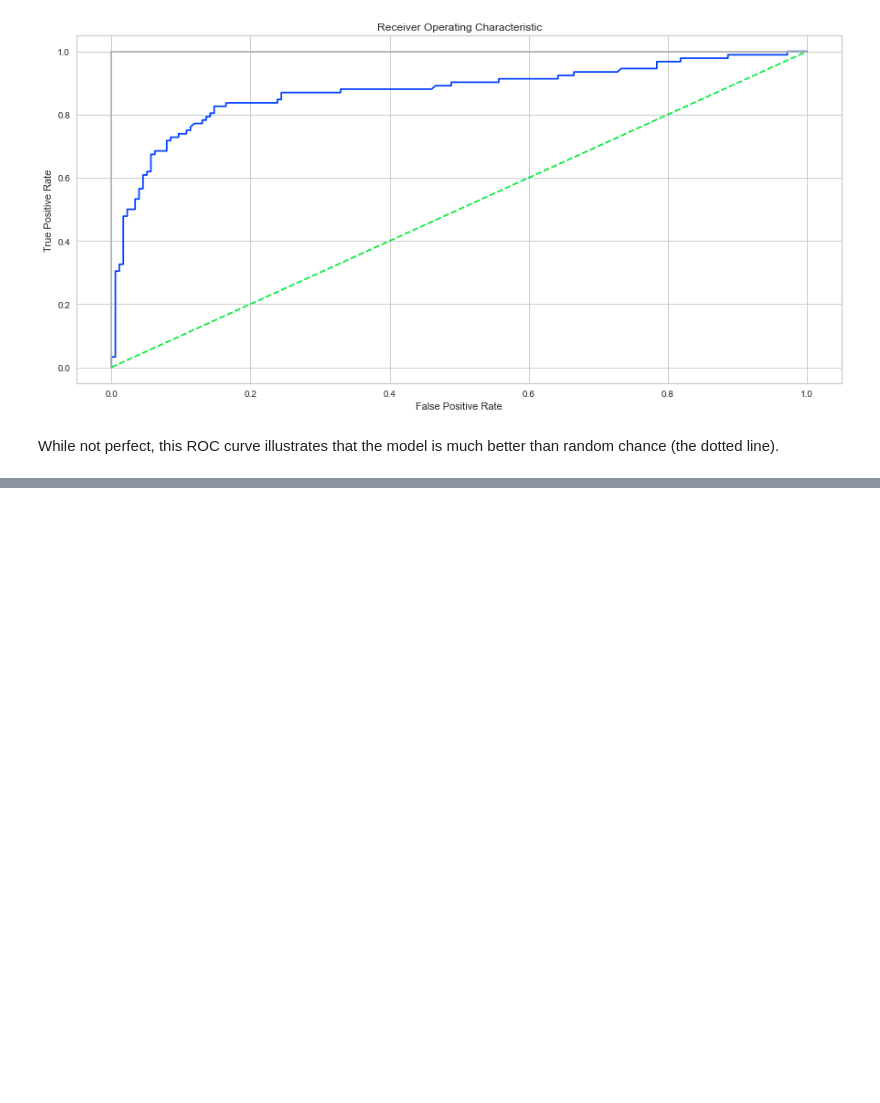
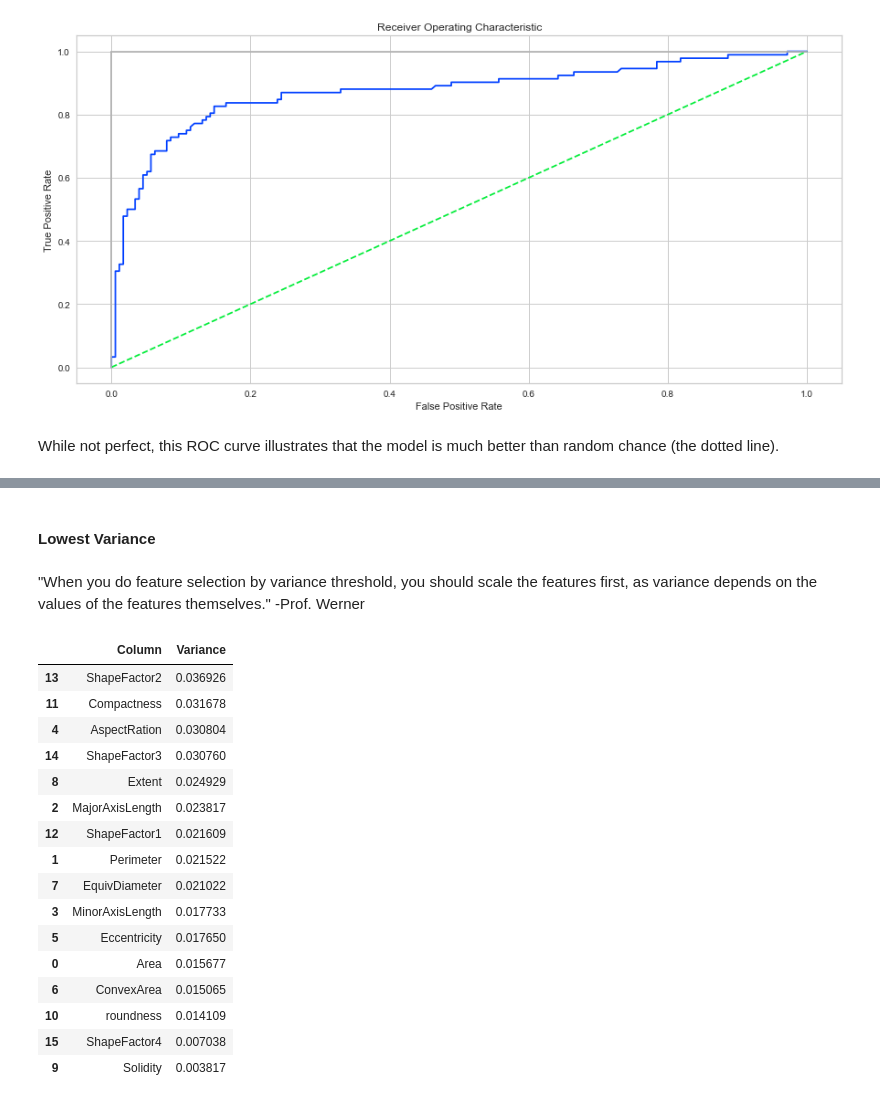
Before and after one commit to ScottBreitbach/DSC550, a Jupyter notebook: Week8/BreitbachScott_DSC550_Week8.ipynb, the cells around one changed output, grey strips where cells are left out. Drawn from its saved outputs; the diff is of its cells as text; code cells hidden in the pictures; blank space fills up the shorter version.

```diff
--- a/Week8/BreitbachScott_DSC550_Week8.ipynb
+++ b/Week8/BreitbachScott_DSC550_Week8.ipynb
@@ -685,0 +704,47 @@ While not perfect, this ROC curve illustrates that the model is much better than
+# %% [markdown]
+#### Lowest Variance
+# %% [markdown]
+"When you do feature selection by variance threshold, you should scale the features first, as variance depends on the values of the features themselves." -Prof. Werner
+# %%
+# Load libraries
+import numpy as np
+from sklearn.preprocessing import MinMaxScaler
+
+# Create features and target
+features = beanDF.select_dtypes(include='number')
+target = beanDF.Class
+
+# Create scaler
+minmax_scale = MinMaxScaler(feature_range=(0,1))
+
+# Scale features
+scaled_features = minmax_scale.fit_transform(features)
+
+# Create thresholder
+thresholder = VarianceThreshold()
+
+# Create high-variance feature matrix
+features_high_variance = thresholder.fit_transform(scaled_features)
+
+# Look at features, sorted by variance (highest to lowest)
+d = {'Column': features.columns, 'Variance': thresholder.fit(scaled_features).variances_}
+varianceDF = pd.DataFrame(d).sort_values('Variance', ascending=False)
+varianceDF
+# %% [output]
+|  | Column | Variance |
+| 13 | ShapeFactor2 | 0.036926 |
+| 11 | Compactness | 0.031678 |
+| 4 | AspectRation | 0.030804 |
+| 14 | ShapeFactor3 | 0.030760 |
+| 8 | Extent | 0.024929 |
+| 2 | MajorAxisLength | 0.023817 |
+| 12 | ShapeFactor1 | 0.021609 |
+| 1 | Perimeter | 0.021522 |
+| 7 | EquivDiameter | 0.021022 |
+| 3 | MinorAxisLength | 0.017733 |
+| 5 | Eccentricity | 0.017650 |
+| 0 | Area | 0.015677 |
+| 6 | ConvexArea | 0.015065 |
+| 10 | roundness | 0.014109 |
+| 15 | ShapeFactor4 | 0.007038 |
+| 9 | Solidity | 0.003817 |
```
Also changed, not shown: parts of 1 cell of this notebook, 1 other file.
